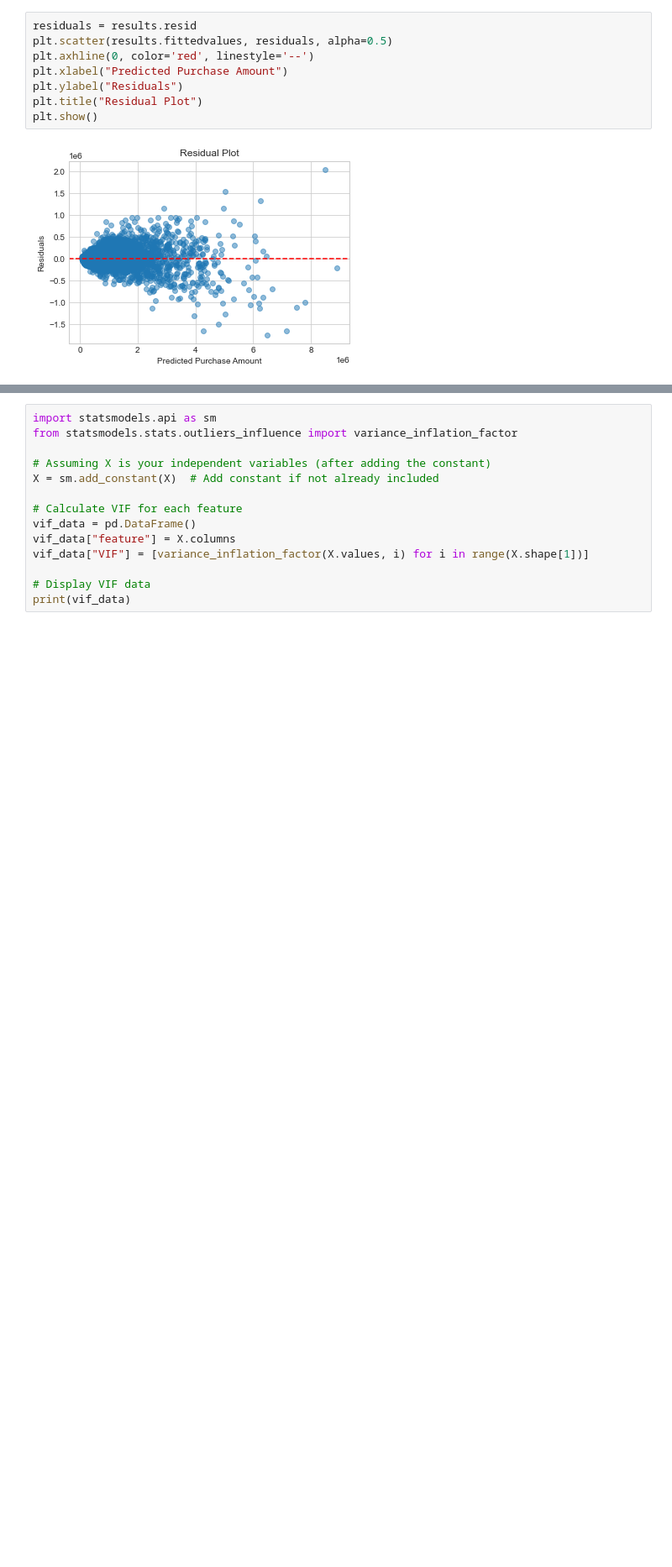
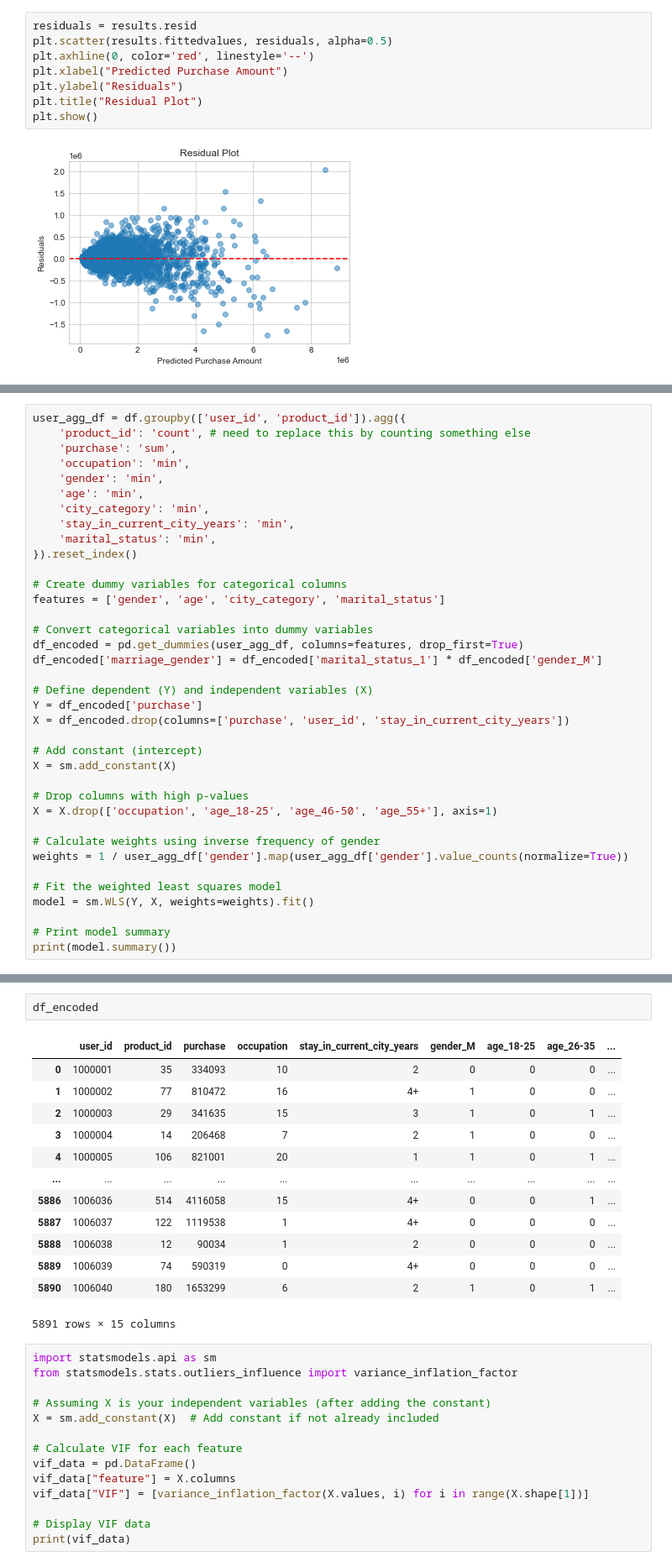
Before and after one commit to Green-Kiwie/Extreme-Couponers-Walmart-Black-Friday, a Jupyter notebook: joe-regression.ipynb, the cells around one changed output, grey strips where cells are left out. Shown at 84% size. Saved outputs shown, nothing was run; the diff lists cells and outputs as text; blank space fills up the shorter version.

```diff
--- a/joe-regression.ipynb
+++ b/joe-regression.ipynb
@@ -374,0 +426,37 @@ plt.show()
+# %%
+user_agg_df = df.groupby(['user_id', 'product_id']).agg({
+    'product_id': 'count', # need to replace this by counting something else
+    'purchase': 'sum',
+    'occupation': 'min',
+    'gender': 'min',
+    'age': 'min',
+    'city_category': 'min',
+    'stay_in_current_city_years': 'min',
+    'marital_status': 'min',
+}).reset_index()
+
+# Create dummy variables for categorical columns
+features = ['gender', 'age', 'city_category', 'marital_status']
+
+# Convert categorical variables into dummy variables
+df_encoded = pd.get_dummies(user_agg_df, columns=features, drop_first=True)
+df_encoded['marriage_gender'] = df_encoded['marital_status_1'] * df_encoded['gender_M']
+
+# Define dependent (Y) and independent variables (X)
+Y = df_encoded['purchase']
+X = df_encoded.drop(columns=['purchase', 'user_id', 'stay_in_current_city_years'])
+
+# Add constant (intercept)
+X = sm.add_constant(X)
+
+# Drop columns with high p-values
+X = X.drop(['occupation', 'age_18-25', 'age_46-50', 'age_55+'], axis=1)
+
+# Calculate weights using inverse frequency of gender
+weights = 1 / user_agg_df['gender'].map(user_agg_df['gender'].value_counts(normalize=True))
+
+# Fit the weighted least squares model
+model = sm.WLS(Y, X, weights=weights).fit()
+
+# Print model summary
+print(model.summary())
@@ -375,3 +481,19 @@ plt.show()
+# %%
+df_encoded
+# %% [output]
+|  | user_id | product_id | purchase | occupation | stay_in_current_city_years | gender_M | age_18-25 | age_26-35 | ... |
+| 0 | 1000001 | 35 | 334093 | 10 | 2 | 0 | 0 | 0 | ... |
+| 1 | 1000002 | 77 | 810472 | 16 | 4+ | 1 | 0 | 0 | ... |
+| 2 | 1000003 | 29 | 341635 | 15 | 3 | 1 | 0 | 1 | ... |
+| 3 | 1000004 | 14 | 206468 | 7 | 2 | 1 | 0 | 0 | ... |
+| 4 | 1000005 | 106 | 821001 | 20 | 1 | 1 | 0 | 1 | ... |
+| ... | ... | ... | ... | ... | ... | ... | ... | ... | ... |
+| 5886 | 1006036 | 514 | 4116058 | 15 | 4+ | 0 | 0 | 1 | ... |
+| 5887 | 1006037 | 122 | 1119538 | 1 | 4+ | 0 | 0 | 0 | ... |
+| 5888 | 1006038 | 12 | 90034 | 1 | 2 | 0 | 0 | 0 | ... |
+| 5889 | 1006039 | 74 | 590319 | 0 | 4+ | 0 | 0 | 0 | ... |
+| 5890 | 1006040 | 180 | 1653299 | 6 | 2 | 1 | 0 | 1 | ... |
+5891 rows × 15 columns
 # %%
 import statsmodels.api as sm
 from statsmodels.stats.outliers_influence import variance_inflation_factor
```
Also changed, not shown: parts of 13 cells of this notebook.
